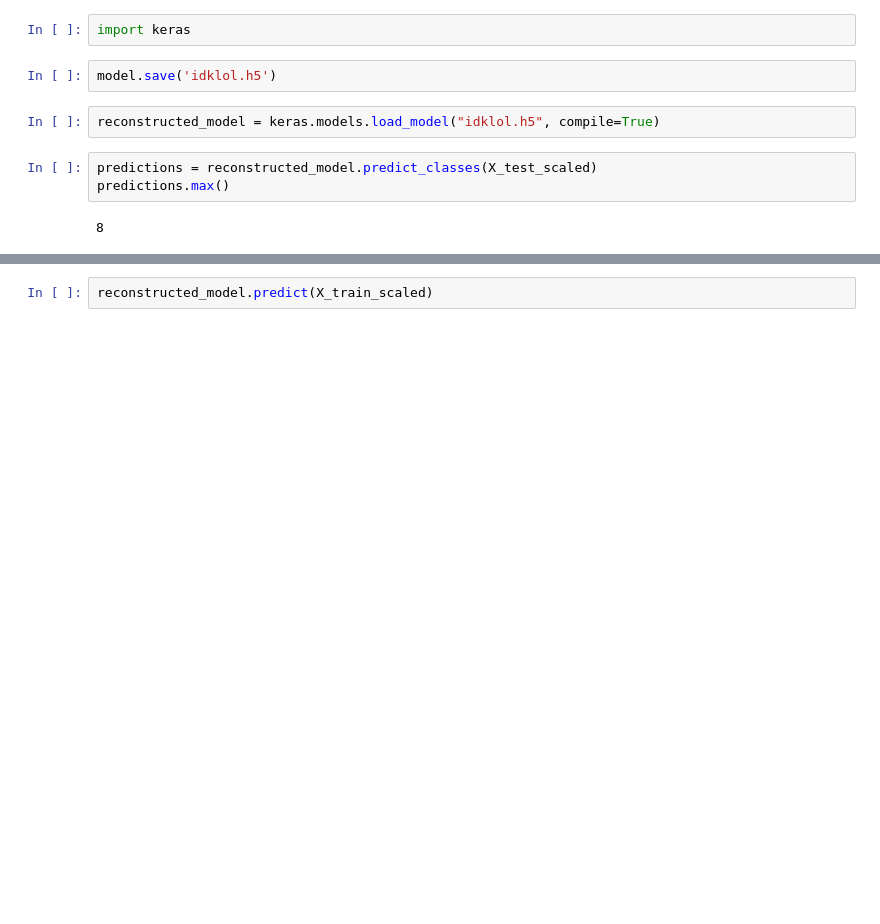
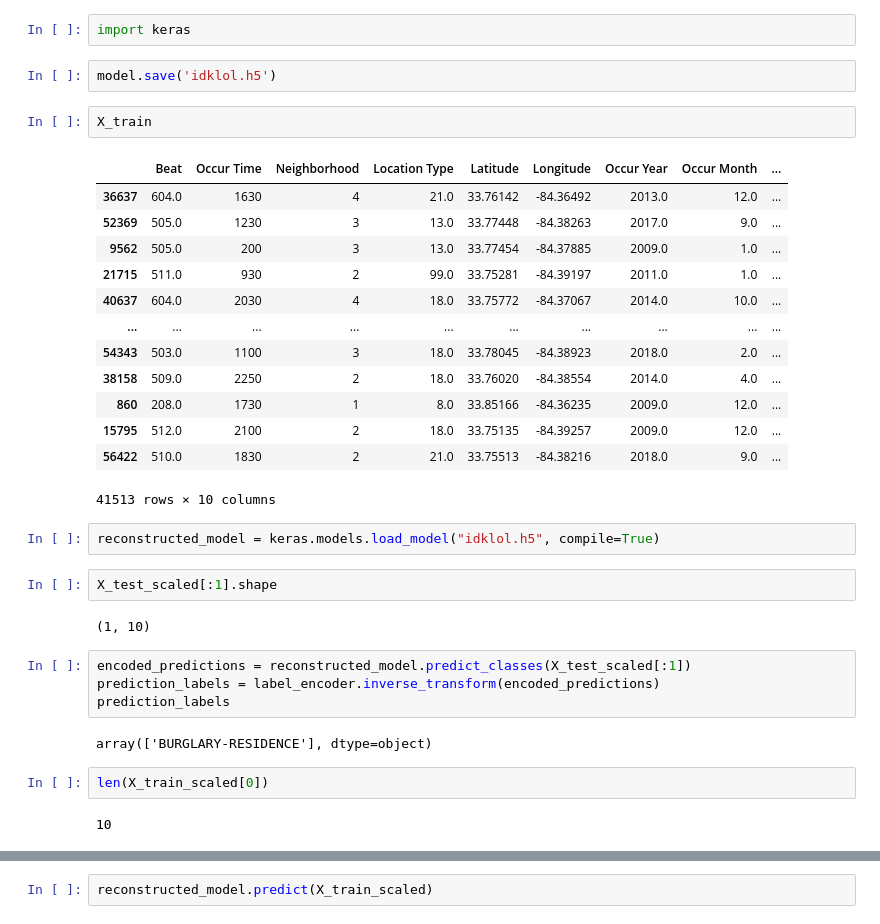
Before and after one commit to nahidfarzad8751/project_3, a Jupyter notebook: final_project_dcc/dl_dcc.ipynb, the cells around one changed output, grey strips where cells are left out. Cells and saved outputs as stored; diff of their text form; blank space fills up the shorter version.

```diff
--- a/final_project_dcc/dl_dcc.ipynb
+++ b/final_project_dcc/dl_dcc.ipynb
@@ -197,10 +207,35 @@ Actual Labels: ['AUTO THEFT', 'LARCENY-FROM VEHICLE', 'ROBBERY-PEDESTRIAN', 'LAR
 import keras
 # %%
 model.save('idklol.h5')
+# %%
+X_train
+# %% [output]
+|  | Beat | Occur Time | Neighborhood | Location Type | Latitude | Longitude | Occur Year | Occur Month | ... |
+| 36637 | 604.0 | 1630 | 4 | 21.0 | 33.76142 | -84.36492 | 2013.0 | 12.0 | ... |
+| 52369 | 505.0 | 1230 | 3 | 13.0 | 33.77448 | -84.38263 | 2017.0 | 9.0 | ... |
+| 9562 | 505.0 | 200 | 3 | 13.0 | 33.77454 | -84.37885 | 2009.0 | 1.0 | ... |
+| 21715 | 511.0 | 930 | 2 | 99.0 | 33.75281 | -84.39197 | 2011.0 | 1.0 | ... |
+| 40637 | 604.0 | 2030 | 4 | 18.0 | 33.75772 | -84.37067 | 2014.0 | 10.0 | ... |
+| ... | ... | ... | ... | ... | ... | ... | ... | ... | ... |
+| 54343 | 503.0 | 1100 | 3 | 18.0 | 33.78045 | -84.38923 | 2018.0 | 2.0 | ... |
+| 38158 | 509.0 | 2250 | 2 | 18.0 | 33.76020 | -84.38554 | 2014.0 | 4.0 | ... |
+| 860 | 208.0 | 1730 | 1 | 8.0 | 33.85166 | -84.36235 | 2009.0 | 12.0 | ... |
+| 15795 | 512.0 | 2100 | 2 | 18.0 | 33.75135 | -84.39257 | 2009.0 | 12.0 | ... |
+| 56422 | 510.0 | 1830 | 2 | 21.0 | 33.75513 | -84.38216 | 2018.0 | 9.0 | ... |
+41513 rows × 10 columns
 # %%
 reconstructed_model = keras.models.load_model("idklol.h5", compile=True)
-# %%
-predictions = reconstructed_model.predict_classes(X_test_scaled)
-predictions.max()
-# %% [output]
-8
+# %%
+X_test_scaled[:1].shape
+# %% [output]
+(1, 10)
+# %%
+encoded_predictions = reconstructed_model.predict_classes(X_test_scaled[:1])
+prediction_labels = label_encoder.inverse_transform(encoded_predictions)
+prediction_labels
+# %% [output]
+array(['BURGLARY-RESIDENCE'], dtype=object)
+# %%
+len(X_train_scaled[0])
+# %% [output]
+10
```
Also changed, not shown: parts of 16 cells of this notebook, 9 other files.
